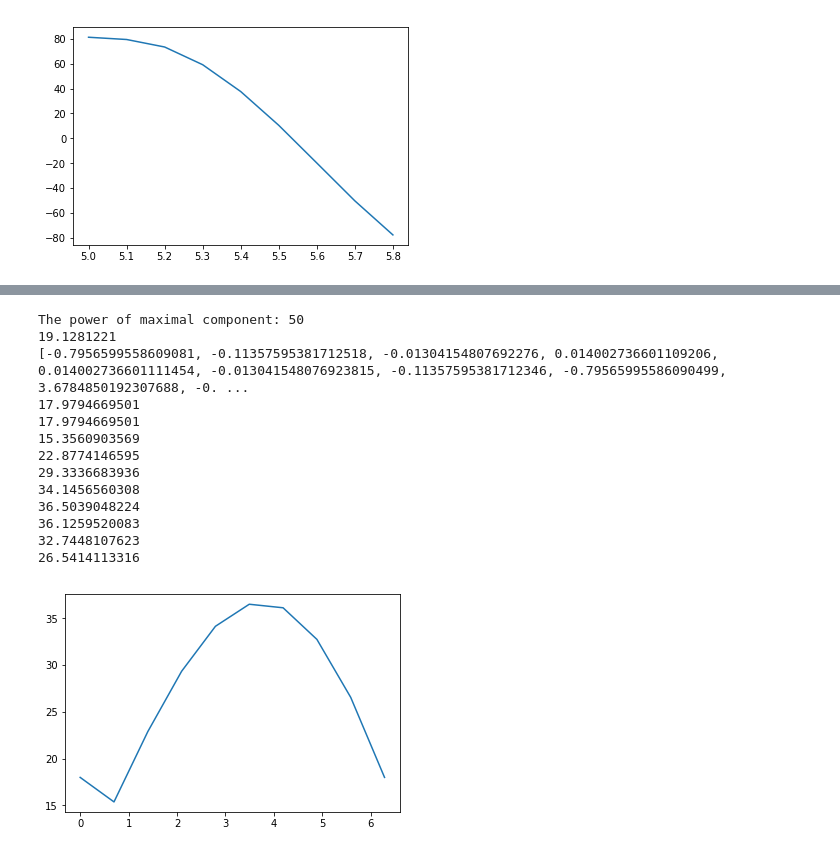
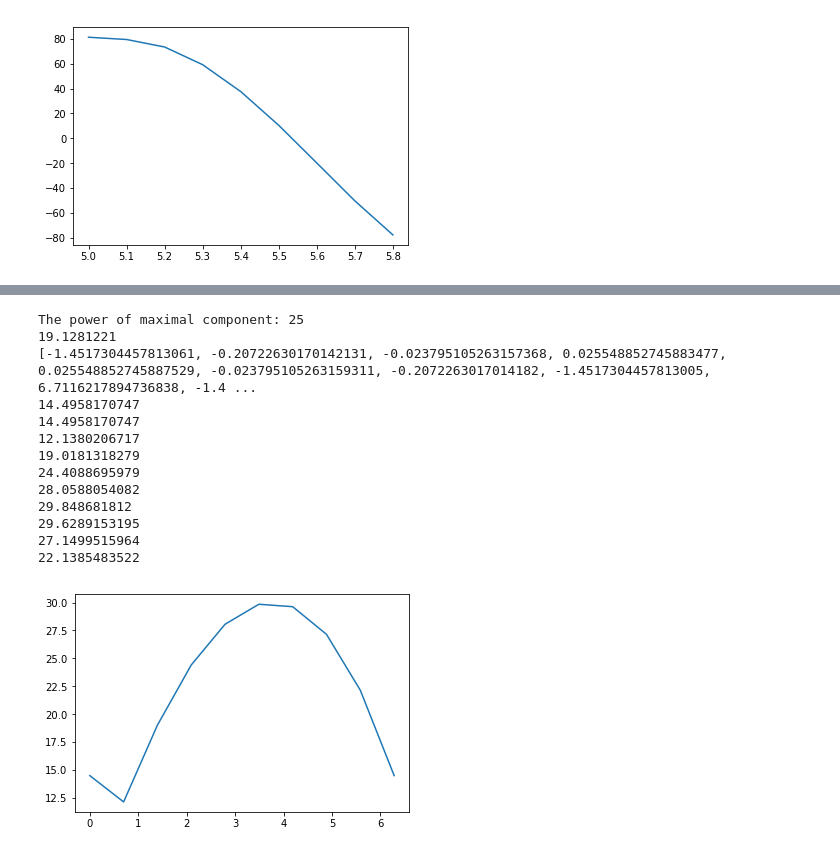
Before and after one commit to A-G-Leonova/MathematicalModeling, a Jupyter notebook: Leonova 4 lab 1.ipynb, the cells around one changed output, grey strips where cells are left out. Cells and saved outputs as stored; diff of their text form; code cells hidden in the pictures.

```diff
--- a/Leonova 4 lab 1.ipynb
+++ b/Leonova 4 lab 1.ipynb
@@ -353,45 +343,45 @@ F=[]
 a0=0
 An = []
 Bn = []
 a=0
 b=0
 n=int(input("The power of maximal component: "))
 n += 1
 for i in range(10):
     X.append(i*h1)
     Y.append(T[i][0])
     a0 += T[i][0]/10
 print(a0)
 for i in range(1,n):
     for j in range(10):
-        a += T[j][0]*cos(i*X[j])/(n+1)
-        b += T[j][0]*sin(i*X[j])/(n+1)
+        a += 2*T[j][0]*cos(i*X[j])/(2*n+5)
+        b += 2*T[j][0]*sin(i*X[j])/(2*n+5)
     An.append(a)
     Bn.append(b)
     a=0
     b=0
 print(An,Bn)
 Furie = a0/2
 for i in range(10):
     for j in range(1,n):
         Furie += An[j-1]*cos(j*X[i]) + Bn[j-1]*sin(j*X[i])
     F.append(Furie)
     print(F[i-1])
     Furie=a0/2
 plt.plot(X,F)
 plt.show()
 # %% [output]
-The power of maximal component: 50
+The power of maximal component: 25
 19.1281221
-[-0.7956599558609081, -0.11357595381712518, -0.01304154807692276, 0.014002736601109206, 0.014002736601111454, -0.013041548076923815, -0.11357595381712346, -0.79565995586090499, 3.6784850192307688, -0. ...
-17.9794669501
-17.9794669501
-15.3560903569
-22.8774146595
-29.3336683936
-34.1456560308
-36.5039048224
-36.1259520083
-32.7448107623
-26.5414113316
+[-1.4517304457813061, -0.20722630170142131, -0.023795105263157368, 0.025548852745883477, 0.025548852745887529, -0.023795105263159311, -0.2072263017014182, -1.4517304457813005, 6.7116217894736838, -1.4 ...
+14.4958170747
+14.4958170747
+12.1380206717
+19.0181318279
+24.4088695979
+28.0588054082
+29.848681812
+29.6289153195
+27.1499515964
+22.1385483522
-[figure, old version]
+[figure, new version]
```
Also changed, not shown: parts of 11 cells of this notebook.
